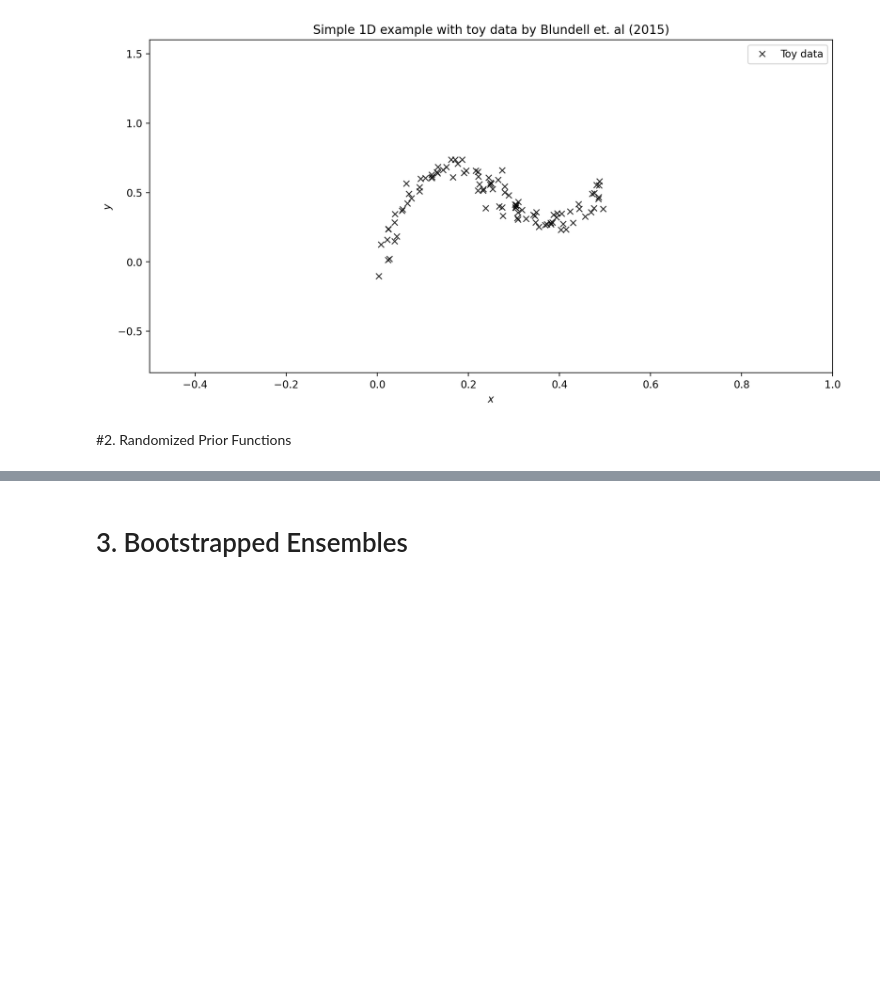
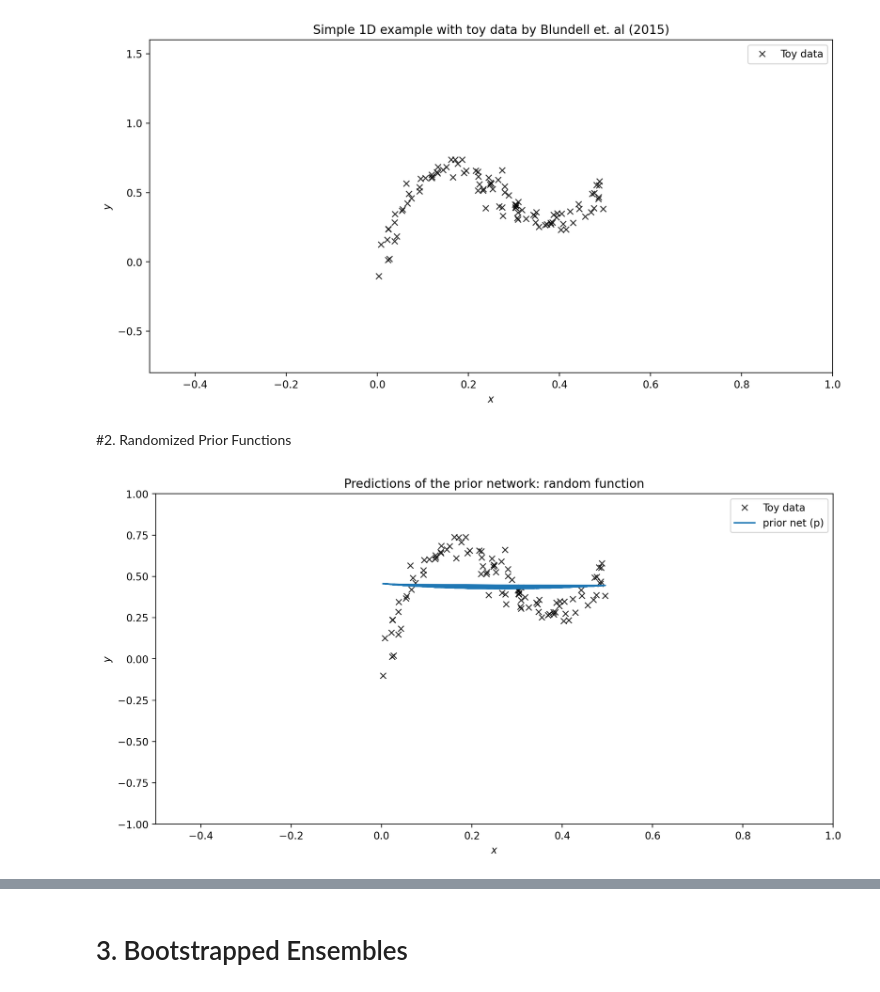
Before and after one commit to peterchang0414/randomized_priors, a Jupyter notebook: randomized_priors.ipynb, the cells around one changed output, grey strips where cells are left out. Saved outputs shown, nothing was run; the diff lists cells and outputs as text; code cells hidden in the pictures; blank space fills up the shorter version.

```diff
--- a/randomized_priors.ipynb
+++ b/randomized_priors.ipynb
@@ -66,0 +86,46 @@ plt.show()
+# %%
+def create_train_state(key, X, beta):
+  key, _ = jax.random.split(key)
+  model = Model(prior=GenericNet(), trainable=GenericNet(), beta=beta)
+  params = model.init(key, X)['params']
+  p_params, t_params = params['prior'], params['trainable']
+  opt = optax.adam(learning_rate=0.03)
+  return p_params, train_state.TrainState.create(apply_fn=model.apply,
+                                                 params=t_params, tx=opt)
+
+def train_epoch(p_params, train_state, X, Y):
+  def loss_fn(params):
+    model = Model(prior=GenericNet(), trainable=GenericNet(), beta=3)
+    Yhat = model.apply({'params': {'prior': p_params, 'trainable': params}}, X)
+    loss = jnp.mean((Yhat - Y)**2)
+    return loss
+  Yhats, grads = jax.value_and_grad(loss_fn)(train_state.params)
+  train_state = train_state.apply_gradients(grads=grads)
+  return train_state
+
+def train(key, X, Y, beta, epochs):
+  p_params, train_state = create_train_state(key, X, beta)
+  for epoch in range(1, epochs + 1):
+    train_state = train_epoch(p_params, train_state, X, Y)
+  return p_params, train_state.params
+# %%
+p_params, t_params = train(jax.random.PRNGKey(0), X, Y, 3, 100)
+# %%
+model = Model(prior=GenericNet(), trainable=GenericNet(), beta=3)
+Yhat = model.apply({'params': {'prior': p_params, 'trainable': t_params}}, X)
+# prior = PriorNet()
+# trainable = TrainableNet()
+# Y_prior = prior.apply({'params': p_params}, x_grid)
+# Y_trainable = trainable.apply({'params': t_params}, x_grid)
+# %%
+# Plot the randomized prior function
+plt.figure(figsize=[12,6], dpi=200)
+plt.plot(X, Y, 'kx', label='Toy data', alpha=0.8)
+plt.plot(X, Yhat, label='prior net (p)')
+plt.title('Predictions of the prior network: random function')
+plt.xlabel('$x$'); plt.ylabel('$y$')
+plt.xlim(-0.5,1.0); plt.ylim(-1.0,1.0)
+plt.legend();
+plt.show()
+# %% [output]
+[figure, added]
```
Also changed, not shown: parts of 14 cells of this notebook.
